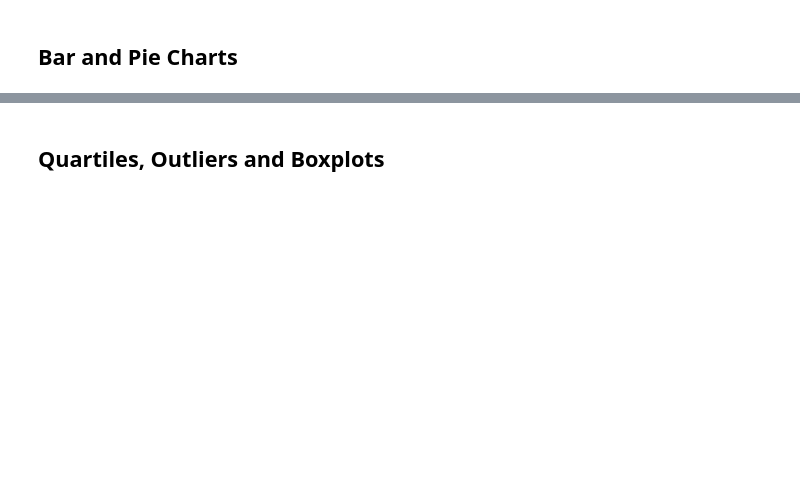
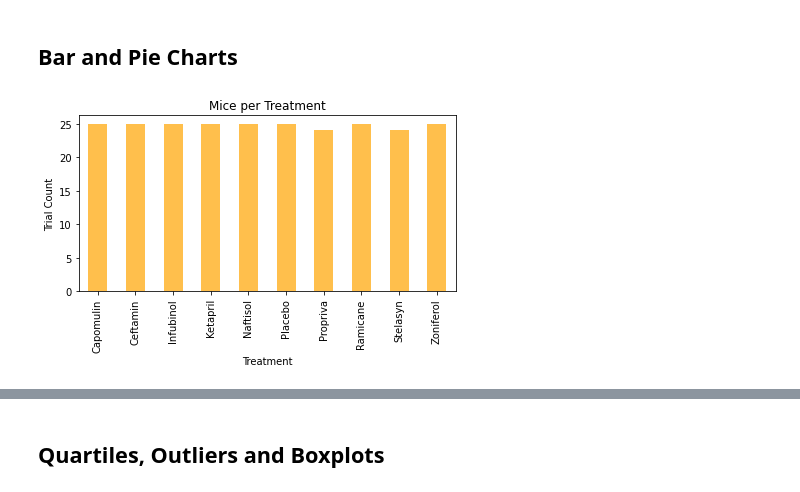
Before and after one commit to andresocorro/matplotlib-challenge, a Jupyter notebook: Pymaceuticals/pymaceuticals_starter.ipynb, the cells around one changed output, grey strips where cells are left out. Cells and saved outputs as stored; diff of their text form; code cells hidden in the pictures; blank space fills up the shorter version.

```diff
--- a/Pymaceuticals/pymaceuticals_starter.ipynb
+++ b/Pymaceuticals/pymaceuticals_starter.ipynb
@@ -173,5 +167,18 @@ summary_stats
 ## Bar and Pie Charts
 # %%
 # Generate a bar plot showing the total number of mice for each treatment throughout the course of the study using pandas.
+
+grouped_regimen = cleaned_df.groupby("Drug Regimen")
+
+grouped_regimen = grouped_regimen["Mouse ID"].nunique()
+
+
+grouped_regimen.plot(kind="bar", color="orange", alpha= 0.7)
+plt.title("Mice per Treatment")
+plt.xlabel("Treatment")
+plt.ylabel("Trial Count")
+plt.tight_layout()
+# %% [output]
+[figure, added]
 # %%
 # Generate a bar plot showing the total number of mice for each treatment throughout the course of the study using pyplot.
```
Also changed, not shown: parts of 7 cells of this notebook.
